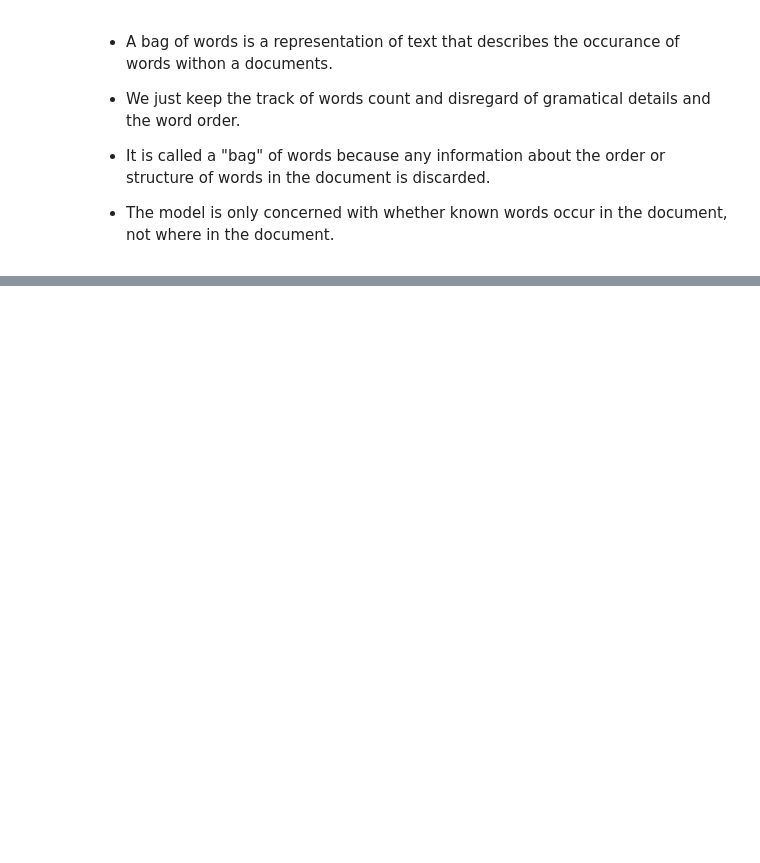
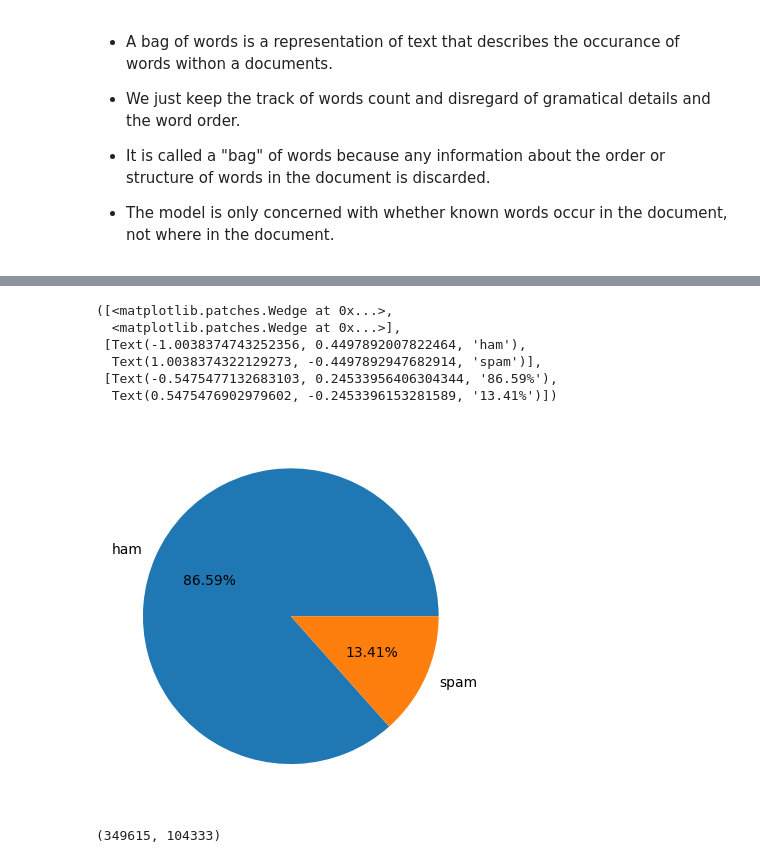
Before and after one commit to sngrajesh/NaturalLanguageProcessingAndComputerVision, a Jupyter notebook: L16_text_classification.ipynb, the cells around one changed output, grey strips where cells are left out. Cells and saved outputs as stored; diff of their text form; code cells hidden in the pictures; blank space fills up the shorter version.

```diff
--- a/L16_text_classification.ipynb
+++ b/L16_text_classification.ipynb
@@ -44,0 +349,10 @@ sentence_2 = ' It was good to know about it.'
+# %%
+plt.pie(y.value_counts(), labels=y.value_counts().index, autopct='%2.2f%%')
+# %% [output]
+([<matplotlib.patches.Wedge at 0x...>,
+  <matplotlib.patches.Wedge at 0x...>],
+ [Text(-1.0038374743252356, 0.4497892007822464, 'ham'),
+  Text(1.0038374322129273, -0.4497892947682914, 'spam')],
+ [Text(-0.5475477132683103, 0.24533956406304344, '86.59%'),
+  Text(0.5475476902979602, -0.2453396153281589, '13.41%')])
+[figure, added]
@@ -44,0 +365,4 @@ sentence_2 = ' It was good to know about it.'
+# %%
+len(ham), len(spam)
+# %% [output]
+(349615, 104333)
```
Also changed, not shown: parts of 94 cells of this notebook, 2 other files.
